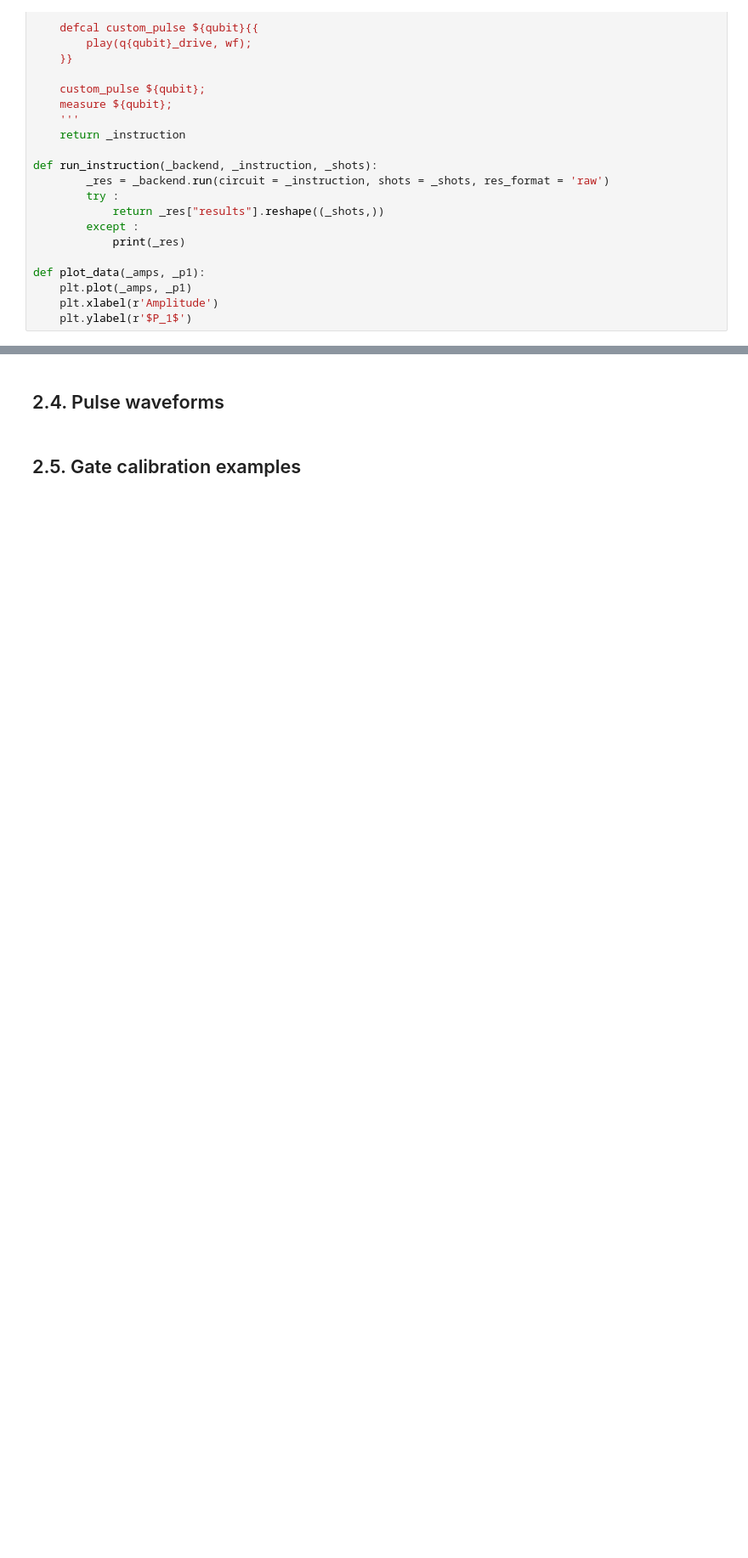
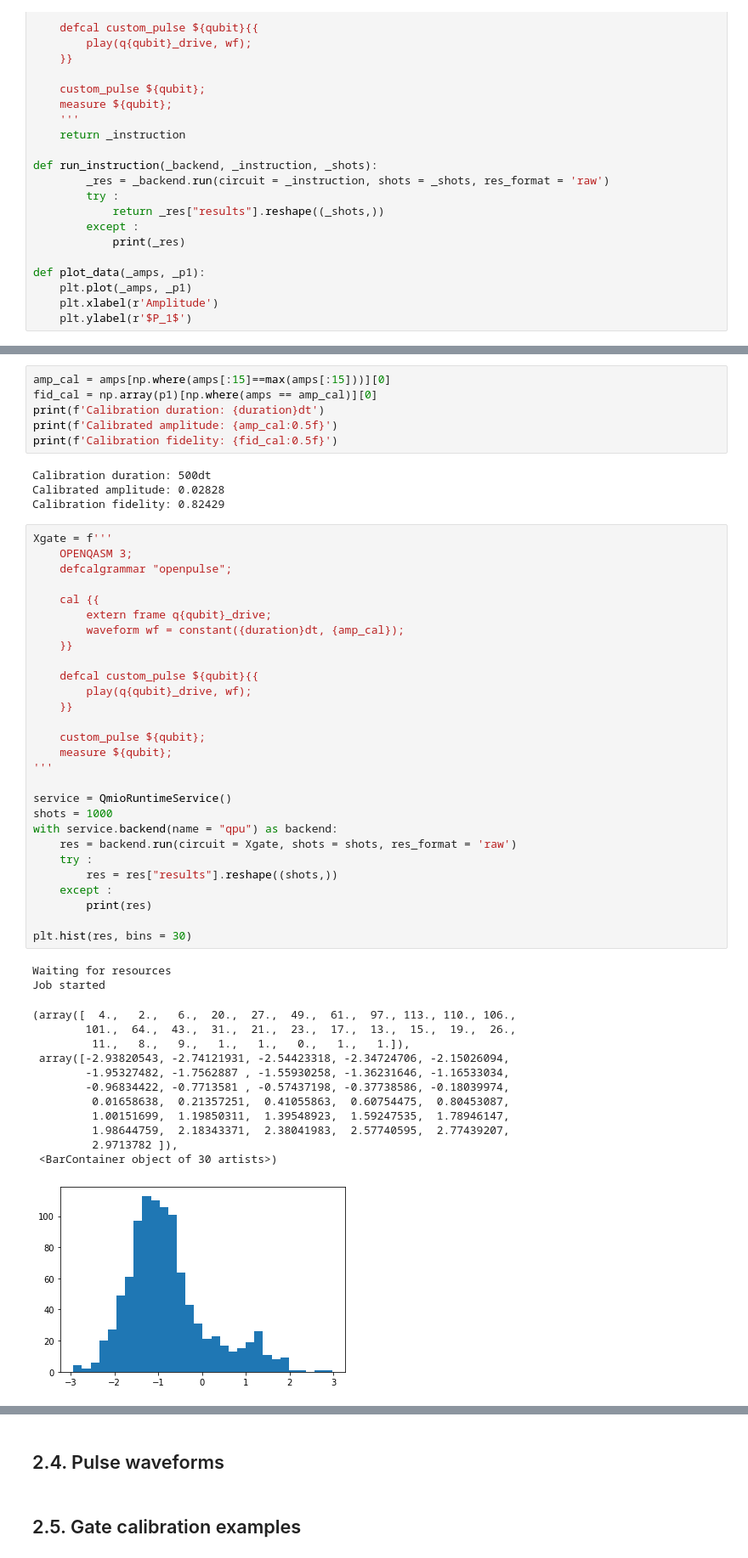
Before and after one commit to achavert/scq_pulses-course, a Jupyter notebook: notebooks/02_single_qubit_driving/02_single_qubit_driving.ipynb, the cells around one changed output, grey strips where cells are left out. Shown at 85% size. Drawn from its saved outputs; the diff is of its cells as text; blank space fills up the shorter version.

```diff
--- a/notebooks/02_single_qubit_driving/02_single_qubit_driving.ipynb
+++ b/notebooks/02_single_qubit_driving/02_single_qubit_driving.ipynb
@@ -324,0 +327,53 @@ In the image we can clearly see the oscillations of the populations when we chan
+# %%
+amp_cal = amps[np.where(amps[:15]==max(amps[:15]))][0]
+fid_cal = np.array(p1)[np.where(amps == amp_cal)][0]
+print(f'Calibration duration: {duration}dt')
+print(f'Calibrated amplitude: {amp_cal:0.5f}')
+print(f'Calibration fidelity: {fid_cal:0.5f}')
+# %% [output]
+Calibration duration: 500dt
+Calibrated amplitude: 0.02828
+Calibration fidelity: 0.82429
+# %%
+Xgate = f'''
+    OPENQASM 3;
+    defcalgrammar "openpulse";
+
+    cal {{
+        extern frame q{qubit}_drive;
+        waveform wf = constant({duration}dt, {amp_cal});
+    }}
+
+    defcal custom_pulse ${qubit}{{
+        play(q{qubit}_drive, wf);
+    }}
+
+    custom_pulse ${qubit};
+    measure ${qubit};
+'''
+
+service = QmioRuntimeService()
+shots = 1000
+with service.backend(name = "qpu") as backend:
+    res = backend.run(circuit = Xgate, shots = shots, res_format = 'raw')
+    try :
+        res = res["results"].reshape((shots,))
+    except :
+        print(res)
+
+plt.hist(res, bins = 30)
+# %% [output]
+Waiting for resources
+Job started
+(array([  4.,   2.,   6.,  20.,  27.,  49.,  61.,  97., 113., 110., 106.,
+        101.,  64.,  43.,  31.,  21.,  23.,  17.,  13.,  15.,  19.,  26.,
+         11.,   8.,   9.,   1.,   1.,   0.,   1.,   1.]),
+ array([-2.93820543, -2.74121931, -2.54423318, -2.34724706, -2.15026094,
+        -1.95327482, -1.7562887 , -1.55930258, -1.36231646, -1.16533034,
+        -0.96834422, -0.7713581 , -0.57437198, -0.37738586, -0.18039974,
+         0.01658638,  0.21357251,  0.41055863,  0.60754475,  0.80453087,
+         1.00151699,  1.19850311,  1.39548923,  1.59247535,  1.78946147,
+         1.98644759,  2.18343371,  2.38041983,  2.57740595,  2.77439207,
+         2.9713782 ]),
+ <BarContainer object of 30 artists>)
+[figure, added]
```
Also changed, not shown: parts of 5 cells of this notebook.
